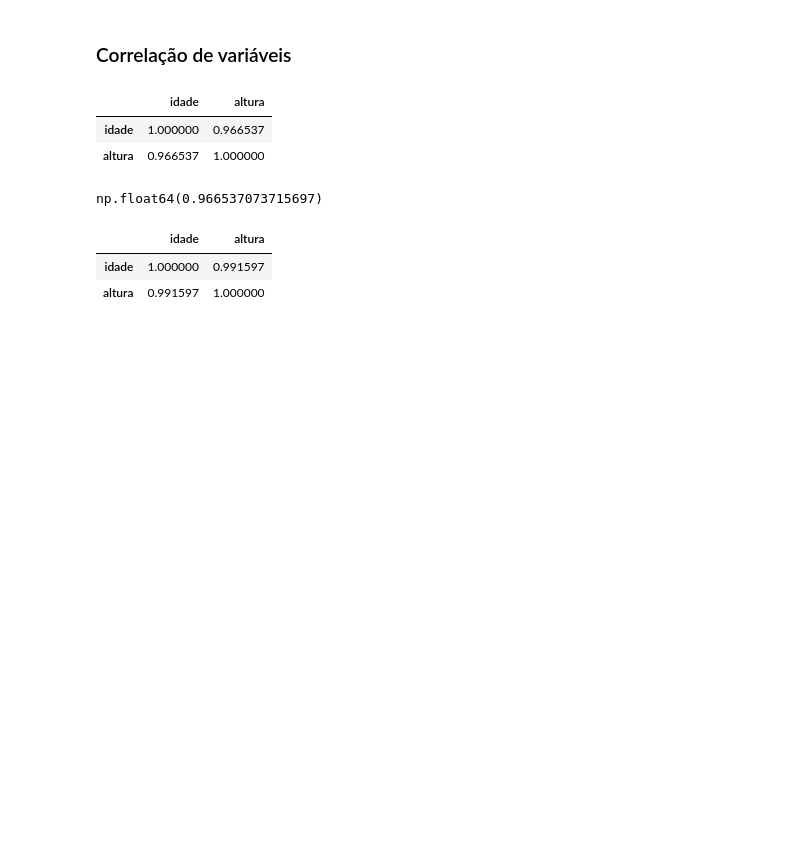
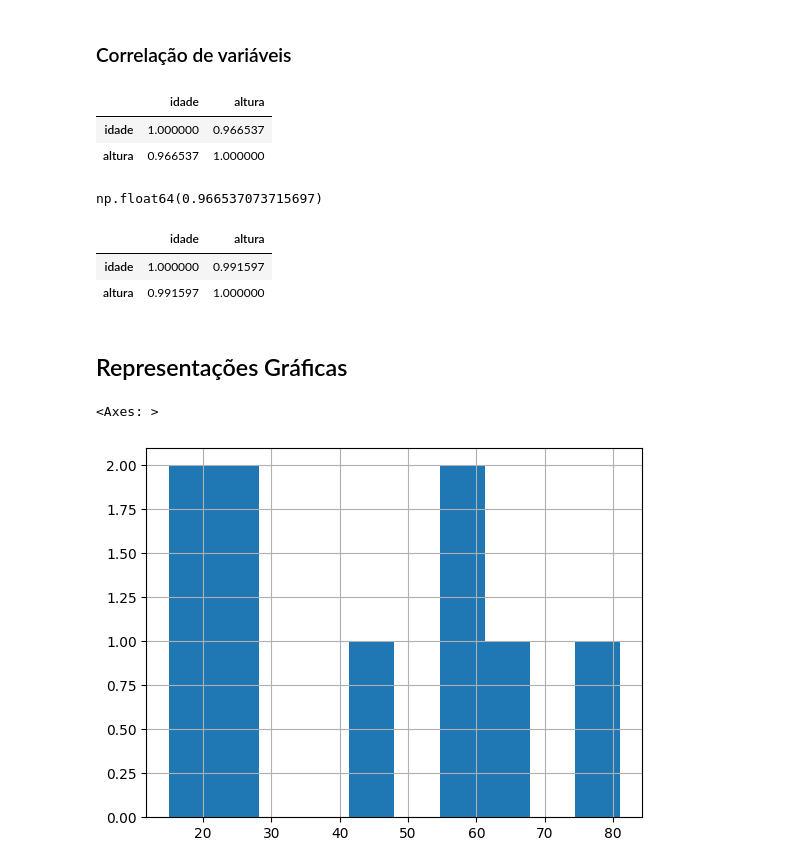
Before and after one commit to robertorj7/ia-develop-trilha-rs, a Jupyter notebook: m2_estatistica_devs/estatistica_devs.ipynb, the cells around one changed output. Drawn from its saved outputs; the diff is of its cells as text; code cells hidden in the pictures; blank space fills up the shorter version.

Commit message:
added graphic representations

```diff
--- a/m2_estatistica_devs/estatistica_devs.ipynb
+++ b/m2_estatistica_devs/estatistica_devs.ipynb
@@ -130,3 +130,11 @@ df_medidas.corr(method='spearman')
 |  | idade | altura |
 | idade | 1.000000 | 0.991597 |
 | altura | 0.991597 | 1.000000 |
+# %% [markdown]
+## Representações Gráficas
+# %%
+# Histograma da Idade
+df_medidas.idade.hist()
+# %% [output]
+<Axes: >
+[figure, added]
```
Also changed, not shown: parts of 10 cells of this notebook, 2 other files.
